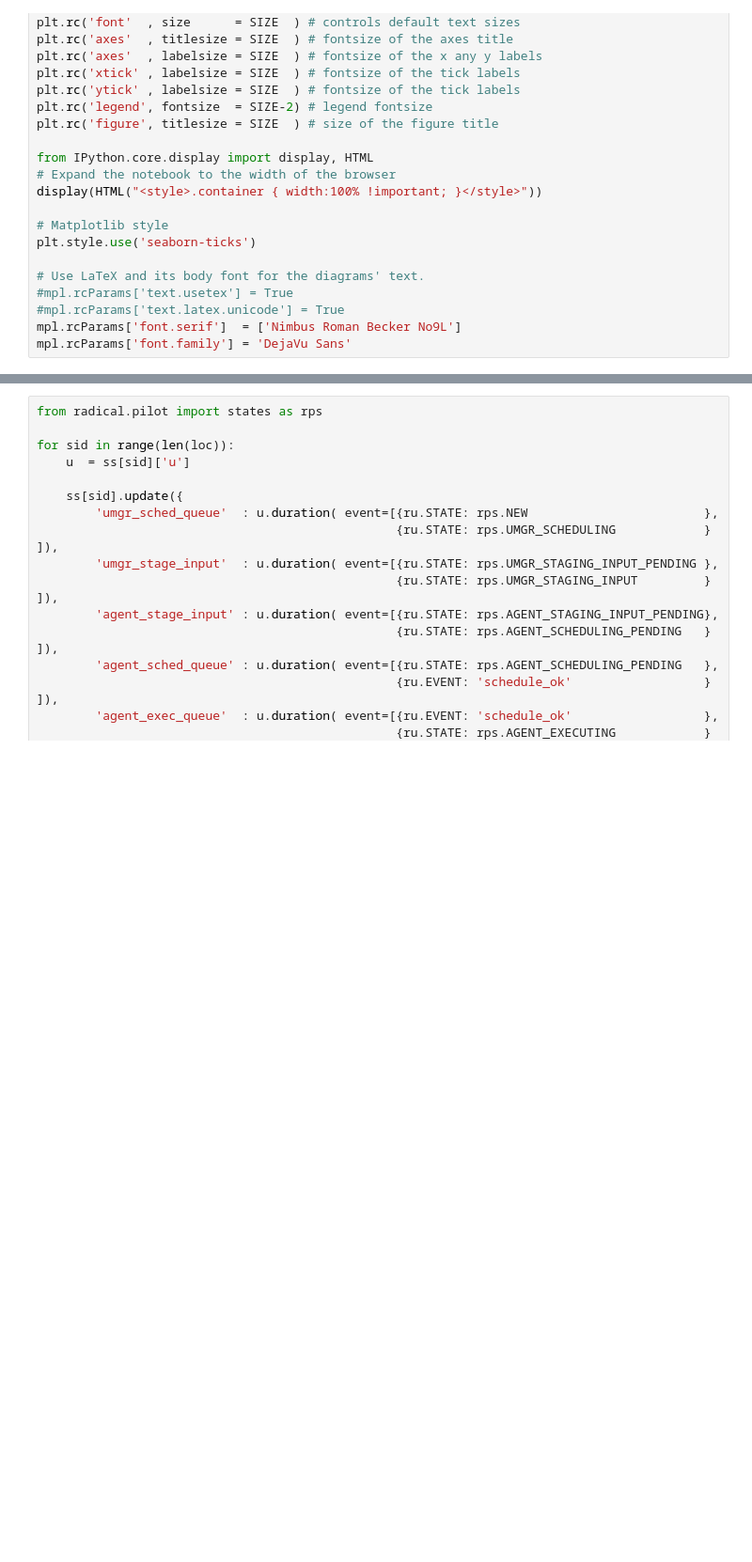
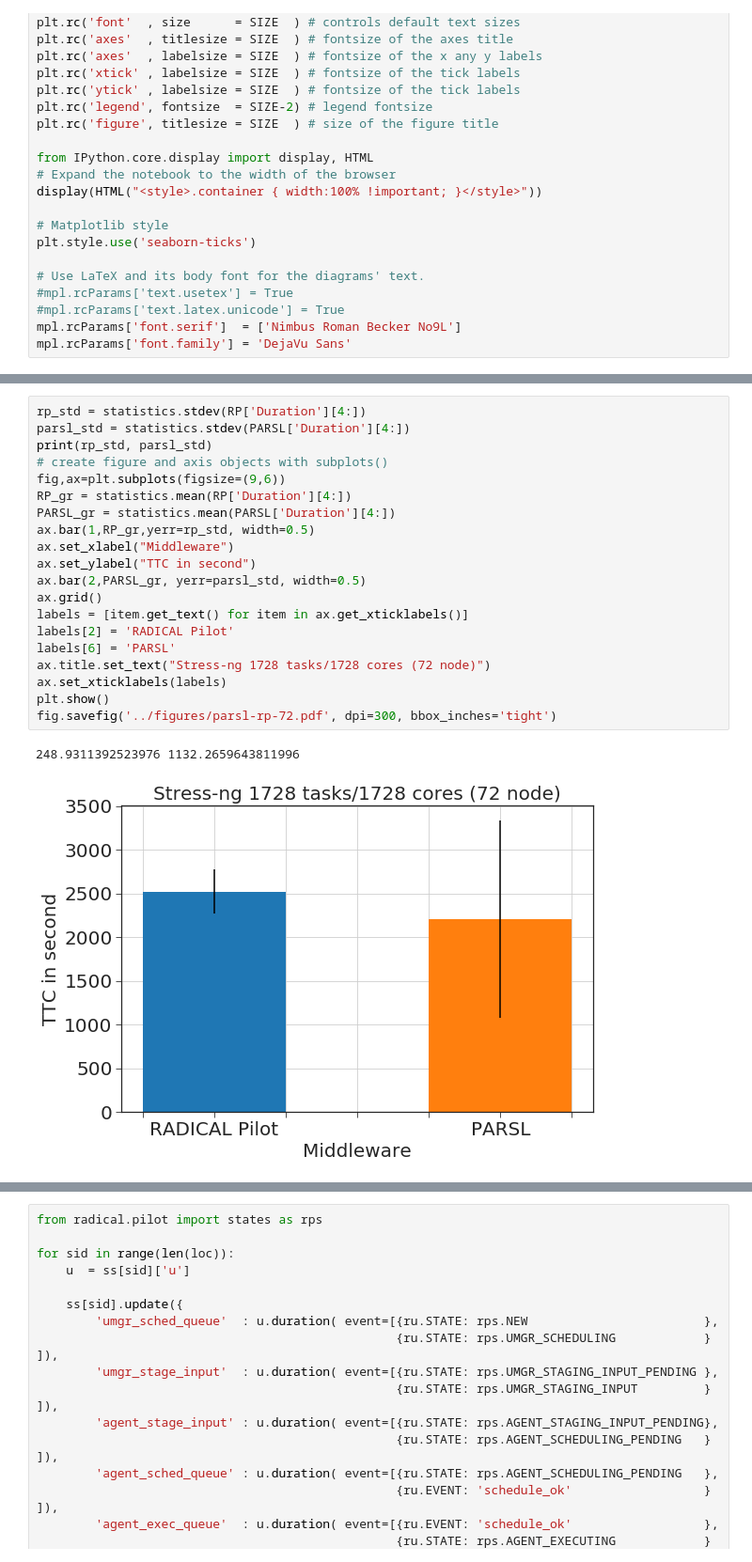
Before and after one commit to AymenFJA/Parsl-RP, a Jupyter notebook: comet-test/Notebook/RP-PARSL.ipynb, the cells around one changed output, grey strips where cells are left out. Shown: that part at 94% size. Drawn from its saved outputs; the diff is of its cells as text; blank space fills up the shorter version.

```diff
--- a/comet-test/Notebook/RP-PARSL.ipynb
+++ b/comet-test/Notebook/RP-PARSL.ipynb
@@ -93,3 +118,26 @@ plt.show()
+# %%
+rp_std = statistics.stdev(RP['Duration'][4:])
+parsl_std = statistics.stdev(PARSL['Duration'][4:])
+print(rp_std, parsl_std)
+# create figure and axis objects with subplots()
+fig,ax=plt.subplots(figsize=(9,6))
+RP_gr = statistics.mean(RP['Duration'][4:])
+PARSL_gr = statistics.mean(PARSL['Duration'][4:])
+ax.bar(1,RP_gr,yerr=rp_std, width=0.5)
+ax.set_xlabel("Middleware")
+ax.set_ylabel("TTC in second")
+ax.bar(2,PARSL_gr, yerr=parsl_std, width=0.5)
+ax.grid()
+labels = [item.get_text() for item in ax.get_xticklabels()]
+labels[2] = 'RADICAL Pilot'
+labels[6] = 'PARSL'
+ax.title.set_text("Stress-ng 1728 tasks/1728 cores (72 node)")
+ax.set_xticklabels(labels)
+plt.show()
+fig.savefig('../figures/parsl-rp-72.pdf', dpi=300, bbox_inches='tight')
+# %% [output]
+248.9311392523976 1132.2659643811996
+[figure, added]
 # %%
 ss = {}
 loc = [dI for dI in os.listdir('../RP/sessions/') if os.path.isdir(os.path.join('../RP/sessions/',dI))]
```
Also changed, not shown: parts of 20 cells of this notebook, 7 other files.
